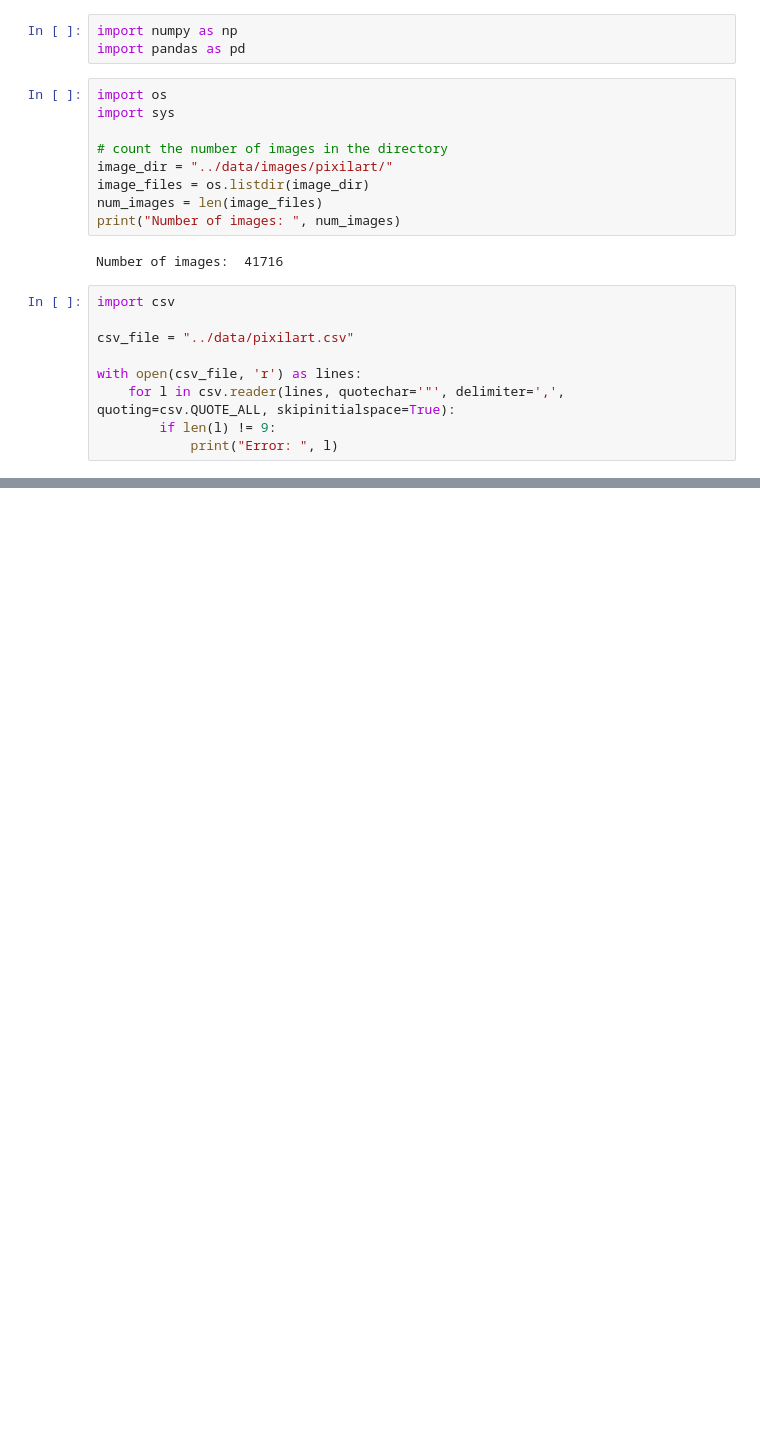
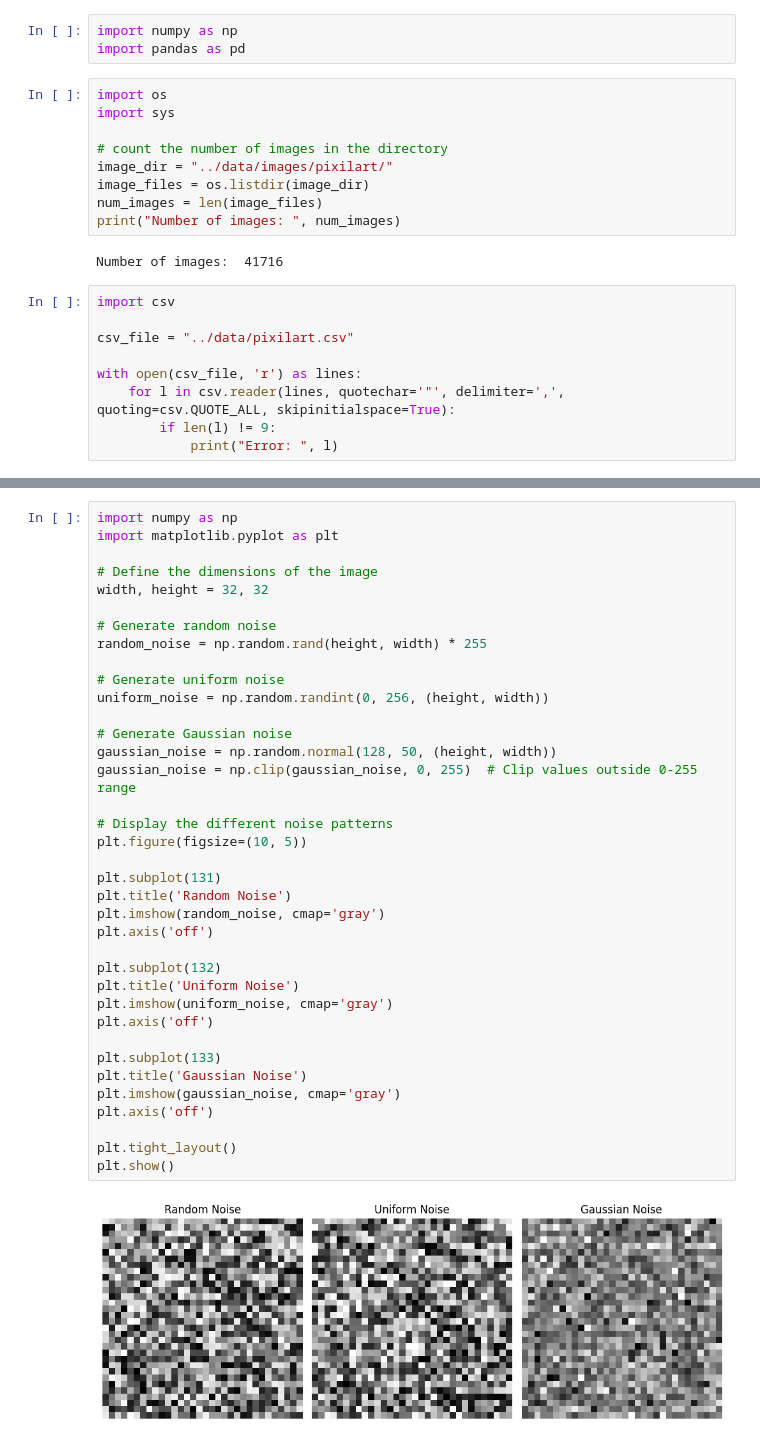
Before and after one commit to hunkim98/pixel-art-ai, a Jupyter notebook: playground/preprocessing.ipynb, the cells around one changed output, grey strips where cells are left out. Saved outputs shown, nothing was run; the diff lists cells and outputs as text; blank space fills up the shorter version.

```diff
--- a/playground/preprocessing.ipynb
+++ b/playground/preprocessing.ipynb
@@ -36,0 +196,39 @@ df.head()
+# %%
+import numpy as np
+import matplotlib.pyplot as plt
+
+# Define the dimensions of the image
+width, height = 32, 32
+
+# Generate random noise
+random_noise = np.random.rand(height, width) * 255
+
+# Generate uniform noise
+uniform_noise = np.random.randint(0, 256, (height, width))
+
+# Generate Gaussian noise
+gaussian_noise = np.random.normal(128, 50, (height, width))
+gaussian_noise = np.clip(gaussian_noise, 0, 255)  # Clip values outside 0-255 range
+
+# Display the different noise patterns
+plt.figure(figsize=(10, 5))
+
+plt.subplot(131)
+plt.title('Random Noise')
+plt.imshow(random_noise, cmap='gray')
+plt.axis('off')
+
+plt.subplot(132)
+plt.title('Uniform Noise')
+plt.imshow(uniform_noise, cmap='gray')
+plt.axis('off')
+
+plt.subplot(133)
+plt.title('Gaussian Noise')
+plt.imshow(gaussian_noise, cmap='gray')
+plt.axis('off')
+
+plt.tight_layout()
+plt.show()
+# %% [output]
+[figure, added]
```
Also changed, not shown: parts of 23 cells of this notebook, 4 other files.
